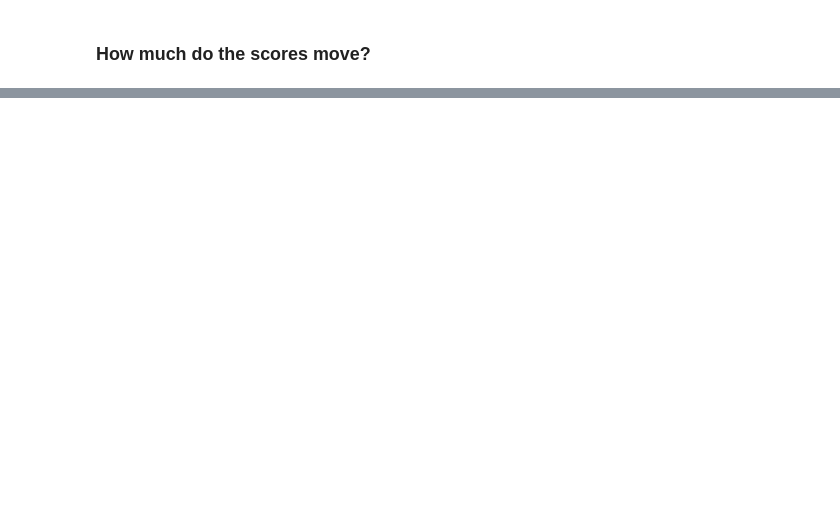
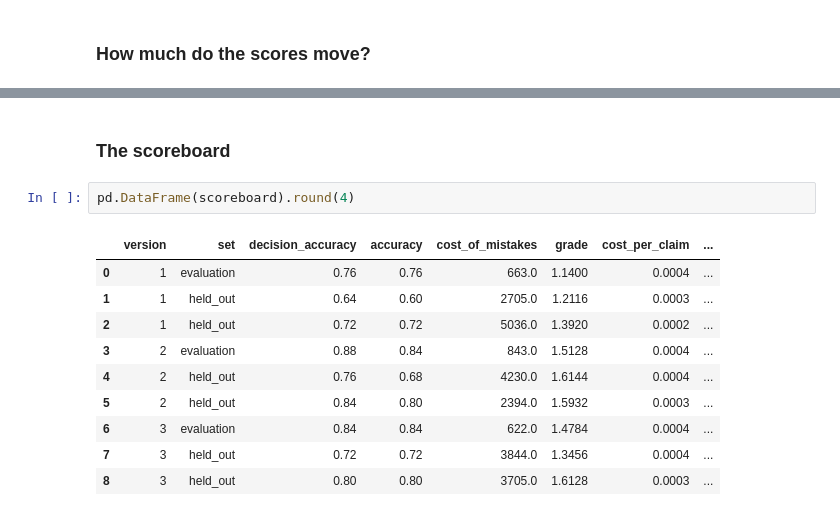
Before and after one commit to MWPerrineJr/undercover, a Jupyter notebook: labs/UndercoverProject/week2/5-SelfImprovment.ipynb, the cells around one changed output, grey strips where cells are left out. Cells and saved outputs as stored; diff of their text form; blank space fills up the shorter version.

```diff
--- a/labs/UndercoverProject/week2/5-SelfImprovment.ipynb
+++ b/labs/UndercoverProject/week2/5-SelfImprovment.ipynb
@@ -449,0 +893,15 @@ Version 1 on the held_out set: accuracy 0.68, grade 1.28, $0.00025 and 6.5 secon
+# %% [markdown]
+### The scoreboard
+# %%
+pd.DataFrame(scoreboard).round(4)
+# %% [output]
+|  | version | set | decision_accuracy | accuracy | cost_of_mistakes | grade | cost_per_claim | ... |
+| 0 | 1 | evaluation | 0.76 | 0.76 | 663.0 | 1.1400 | 0.0004 | ... |
+| 1 | 1 | held_out | 0.64 | 0.60 | 2705.0 | 1.2116 | 0.0003 | ... |
+| 2 | 1 | held_out | 0.72 | 0.72 | 5036.0 | 1.3920 | 0.0002 | ... |
+| 3 | 2 | evaluation | 0.88 | 0.84 | 843.0 | 1.5128 | 0.0004 | ... |
+| 4 | 2 | held_out | 0.76 | 0.68 | 4230.0 | 1.6144 | 0.0004 | ... |
+| 5 | 2 | held_out | 0.84 | 0.80 | 2394.0 | 1.5932 | 0.0003 | ... |
+| 6 | 3 | evaluation | 0.84 | 0.84 | 622.0 | 1.4784 | 0.0004 | ... |
+| 7 | 3 | held_out | 0.72 | 0.72 | 3844.0 | 1.3456 | 0.0004 | ... |
+| 8 | 3 | held_out | 0.80 | 0.80 | 3705.0 | 1.6128 | 0.0003 | ... |
```
Also changed, not shown: parts of 31 cells of this notebook.
